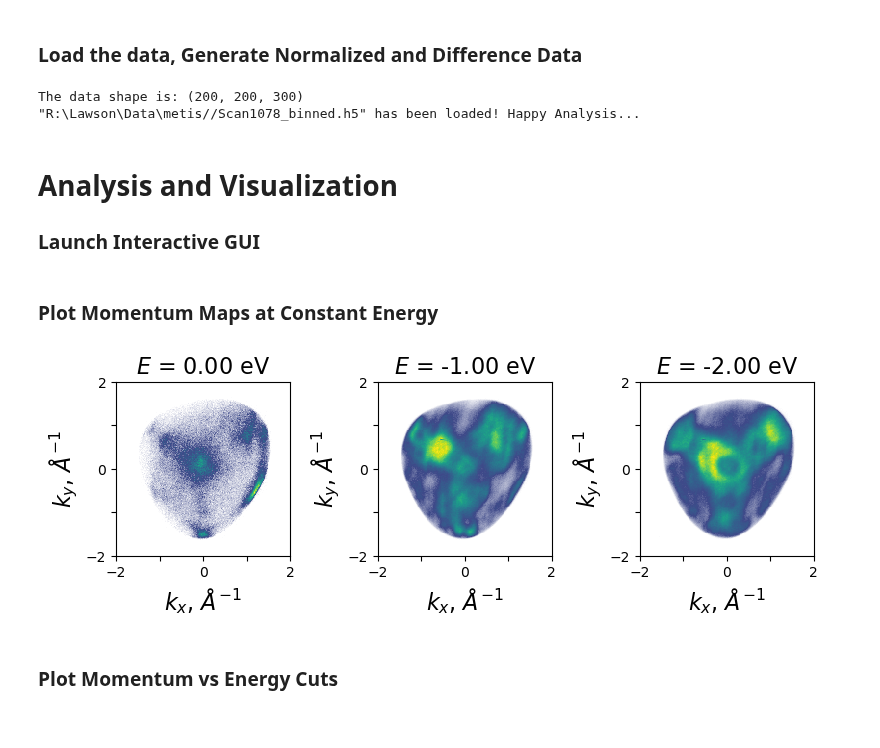
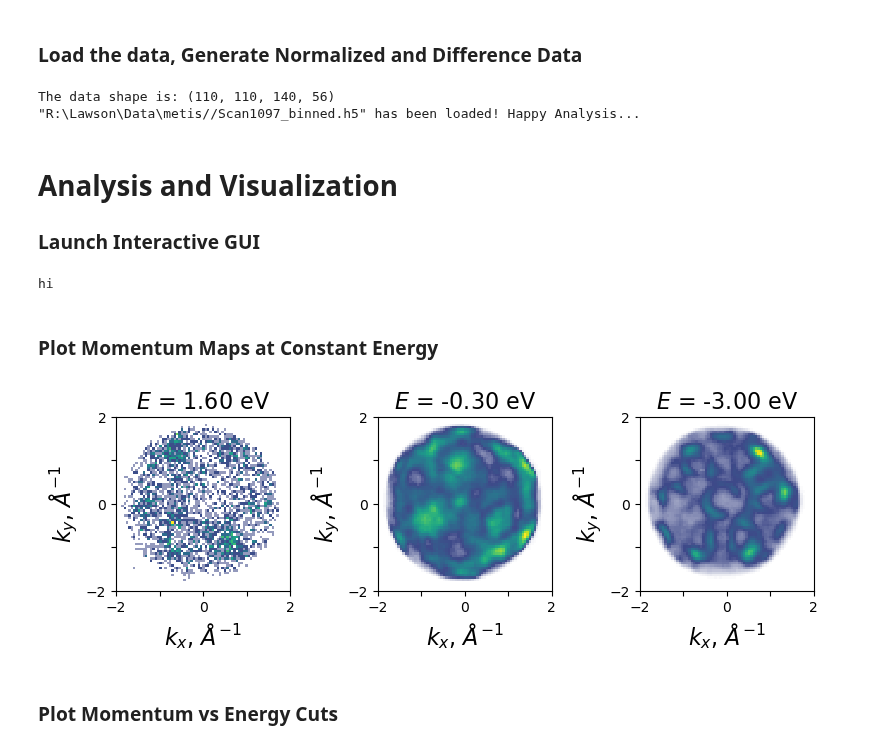
Before and after one commit to lawsonlloyd/mpes-analysis, a Jupyter notebook: mpes_Plot_Analysis.ipynb, the cells around one changed output. Cells and saved outputs as stored; diff of their text form; code cells hidden in the pictures.

```diff
--- a/mpes_Plot_Analysis.ipynb
+++ b/mpes_Plot_Analysis.ipynb
@@ -48,7 +48,8 @@ filename, offsets = 'Scan1062_binned.h5', [-5.5, 0]
 filename, offsets = 'Scan1063_binned.h5', [-4.5, 0]
 filename, offsets = 'Scan1064_binned.h5', [-4.75, 0]
 filename, offsets = 'Scan1076_binned.h5', [-0.4, 0]
-filename, offsets = 'Scan1078_binned.h5', [-0.1, 0]
+filename, offsets = 'Scan1095_binned.h5', [0, 0]
+filename, offsets = 'Scan1097_binned.h5', [0, 60]
 # %% [markdown]
 ### Load the data, Generate Normalized and Difference Data
 # %%
@@ -65,13 +66,13 @@ I = I/np.max(I)
 #I = I/np.max(I)
 
 # Generate Difference Data (Pos - Neg Delay Times), if desired.
-#I_diff = I - I.loc[{"delay":slice(-250,-150)}].mean(dim="delay")
-#I_diff = I_diff/np.max(I_diff)
+I_diff = I - I.loc[{"delay":slice(-250,-150)}].mean(dim="delay")
+I_diff = I_diff/np.max(I_diff)
 
 I_res = I
 # %% [output]
-The data shape is: (200, 200, 300)
-"R:\Lawson\Data\metis//Scan1078_binned.h5" has been loaded! Happy Analysis...
+The data shape is: (110, 110, 140, 56)
+"R:\Lawson\Data\metis//Scan1097_binned.h5" has been loaded! Happy Analysis...
 # %% [markdown]
 # Analysis and Visualization
 ### Launch Interactive GUI
@@ -81,26 +82,28 @@ The data shape is: (200, 200, 300)
 main(I)
 
 # run start python launch_gui_v0.py in terminal
+# %% [output]
+hi
 # %% [markdown]
 ### Plot Momentum Maps at Constant Energy
 # %%
 %matplotlib inline
 cmap_plot = cmap_LTL
 
-E, E_int = [0, -1, -2], 0.1
+E, E_int = [1.6, -.3, -3], .2
 #delays, delay_int = 500, 1000
 
 fig, ax, im = mpes.plot_momentum_maps(
-    I, E=E, E_int=0.2, delays=None, delay_int=None,
+    I_res, E=E, E_int=E_int, delays=None, delay_int=None,
     cmap=cmap_LTL, scale=[0, 1],
     fontsize=16, figsize=(8, 3), colorbar=False, panel_labels = False
 )
 
 #mpes.overlay_bz('rectangular', 3.508, 4.763, ax[1], 'black', rotation_deg = 0, repeat = 0)
 #mpes.overlay_bz('hexagonal', 5.8, 5.8, ax[0], 'black', repeat = 2, rotation_deg = 90)
 #mpes.save_figure(fig, name = f'test', image_format = 'pdf')
 # %% [output]
-[figure, old version]
+[figure, new version]
 # %% [markdown]
 ### Plot Momentum vs Energy Cuts
 # %%
```
Also changed, not shown: parts of 4 cells of this notebook, 3 other files.
